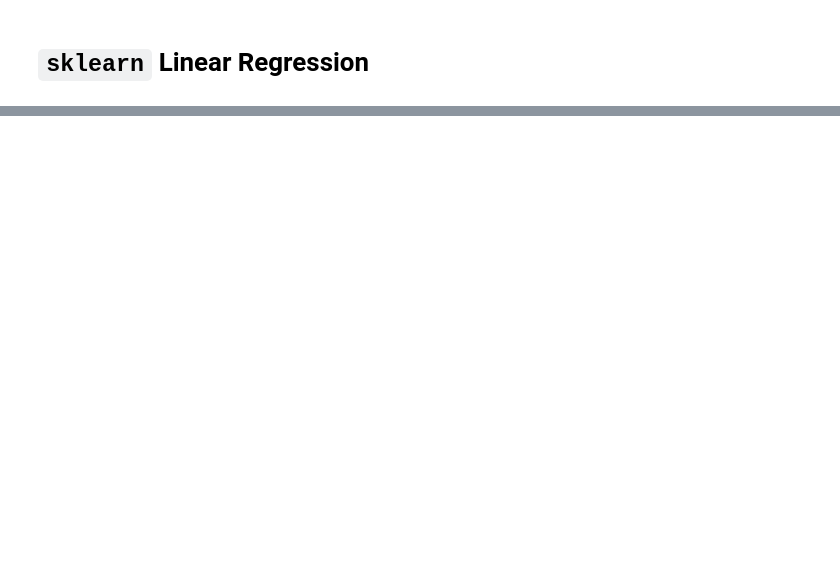
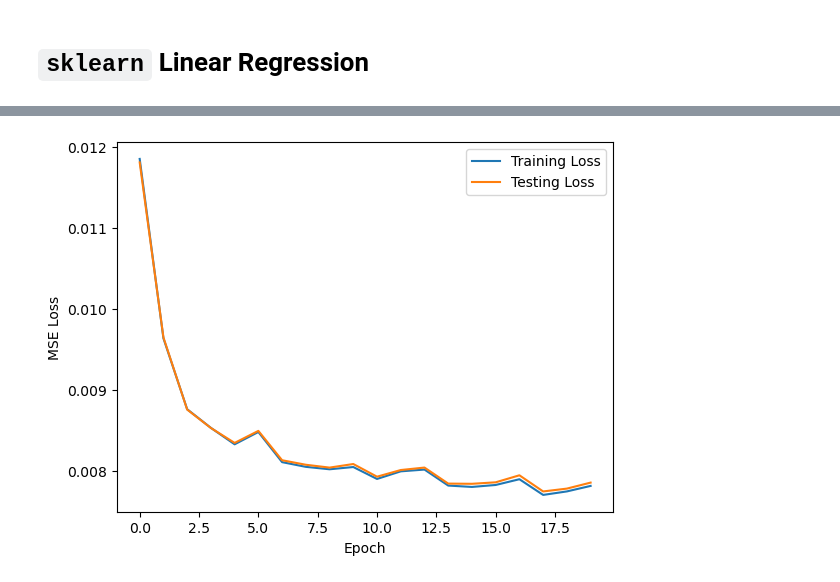
Before and after one commit to andrewdean1/solar-searcher, a Jupyter notebook: Notebooks/Models/LMTrain.ipynb, the cells around one changed output, grey strips where cells are left out. Saved outputs shown, nothing was run; the diff lists cells and outputs as text; code cells hidden in the pictures; blank space fills up the shorter version.

```diff
--- a/Notebooks/Models/LMTrain.ipynb
+++ b/Notebooks/Models/LMTrain.ipynb
@@ -180,0 +200,10 @@ if False:
+# %%
+tr_loss, te_loss = lm1.loss()
+plt.plot(tr_loss, label = 'Training Loss')
+plt.plot(te_loss, label = 'Testing Loss')
+plt.legend()
+plt.xlabel('Epoch')
+plt.ylabel('MSE Loss')
+plt.show()
+# %% [output]
+[figure, added]
```
Also changed, not shown: parts of 12 cells of this notebook, 2 other files.
